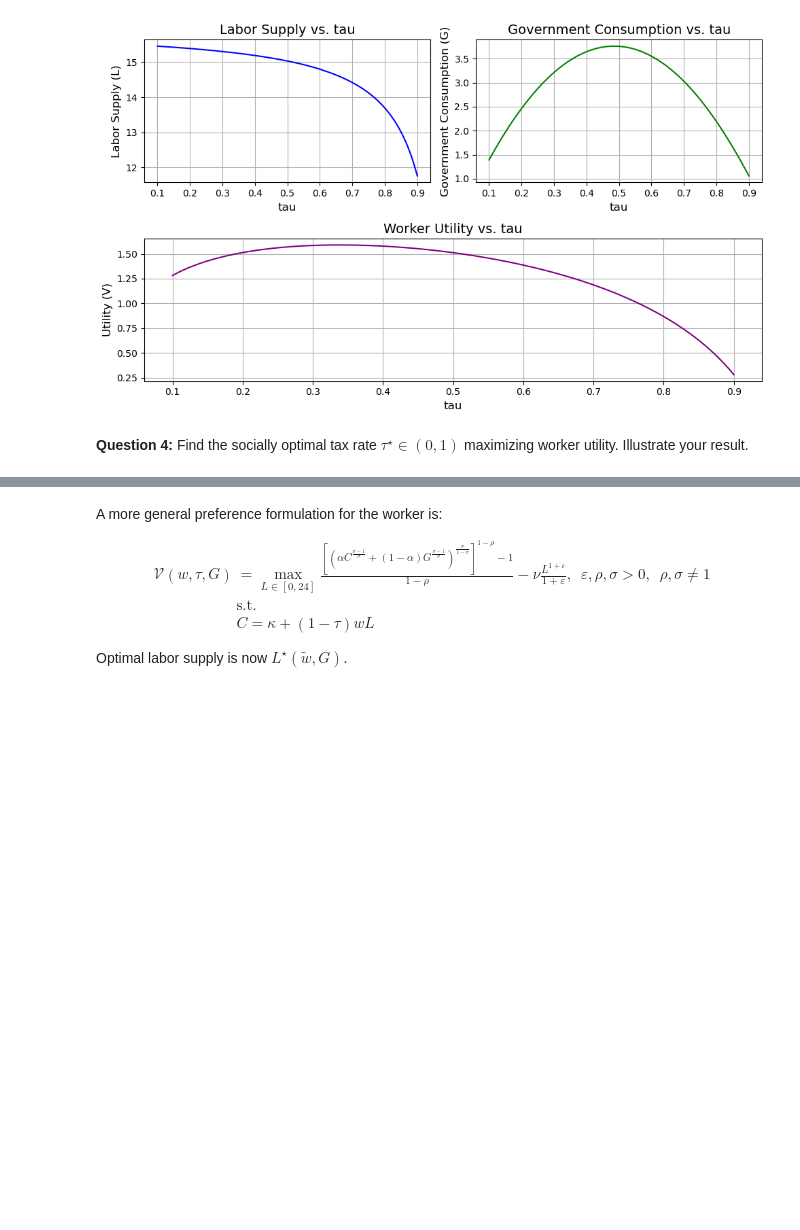
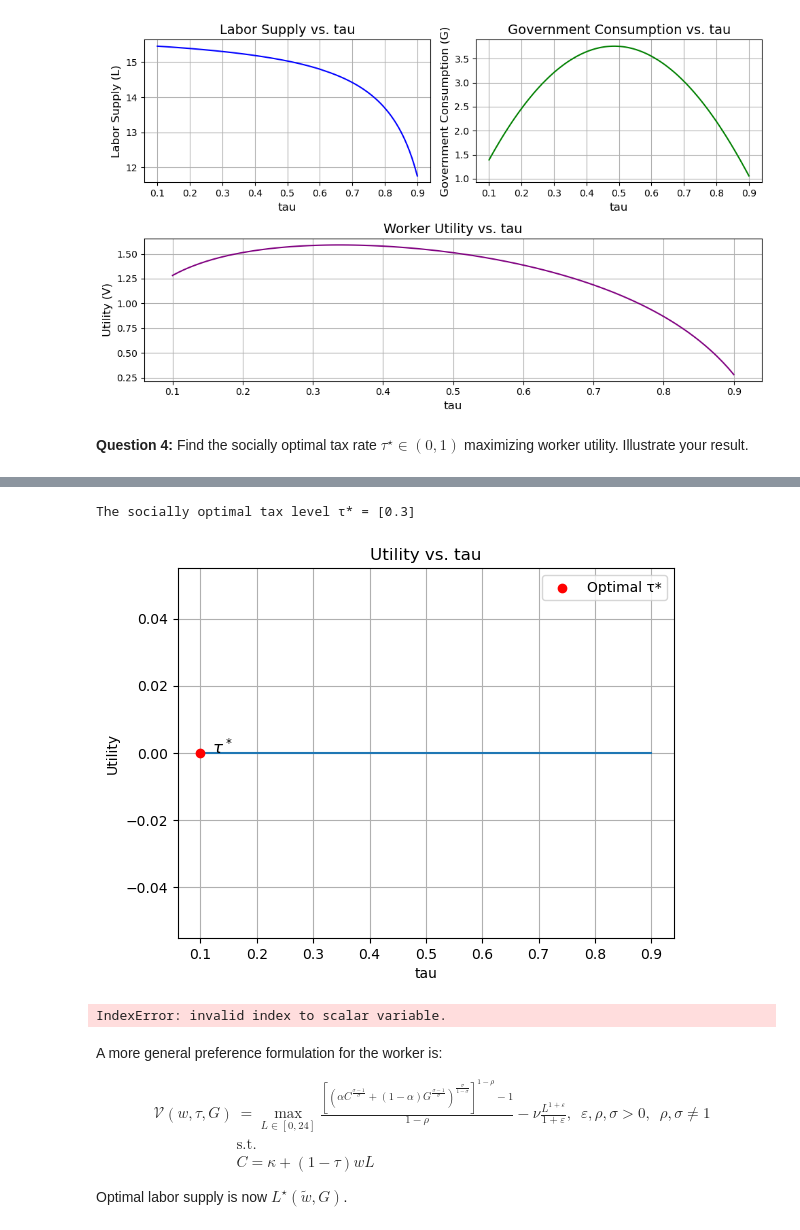
Before and after one commit to NumEconCopenhagen/projects-2023-leif, a Jupyter notebook: Exam/Examenfil.ipynb, the cells around one changed output, grey strips where cells are left out. Drawn from its saved outputs; the diff is of its cells as text; code cells hidden in the pictures; blank space fills up the shorter version.

```diff
--- a/Exam/Examenfil.ipynb
+++ b/Exam/Examenfil.ipynb
@@ -184,11 +168,9 @@ utility_values = np.zeros_like(tau_values)
 
 # Calculate L, G, and utility for each tau value
 for i, tau in enumerate(tau_values):
-    # Calculate tilde_w
-    tilde_w = (1 - tau) * w
 
     # Calculate optimal labor supply choice (L*)
-    L_star = optimal_labor_choice(w, tau, tau * w * L_star_formula, kappa, alpha, nu)
+    L_star = optimal_labor_choice(w, tau, G, kappa, alpha, nu)
 
     # Calculate government consumption (G)
     G = tau * w * L_star * ((1 - tau)*w)
@@ -268,3 +222,68 @@ The socially optimal tax rate tau_star = 0.0
+# %%
+def new_utility_function(L_star, w, tau, kappa, alpha, nu):
+    G = tau * w * L_star * ((1 - tau)*w)
+    C = kappa + (1 - tau) * w * L_star
+    return np.log(C**alpha * G**(1 - alpha)) - nu * (L_star**2 / 2)
+
+def new_optimal_labor_choice(w, kappa, alpha, nu):
+    # Define the objective function to maximize (it is negative due to python only can minimize i think)
+    objective_tau = lambda tau: -new_utility_function(L_star, w, tau, kappa, alpha, nu)
+    # Set the bounds for labor supply (L) between 0 and 24
+    possible_tax = (0, 1)
+
+ # Provide an initial guess for L
+    initial_guess = 0.3
+
+    # Use numerical optimization to find the maximum of the utility function
+    result_tau = minimize(objective_tau, x0=initial_guess, bounds=[possible_tax])
+
+    return result_tau.x
+
+tau_star = new_optimal_labor_choice(w, kappa, alpha, nu)
+print(f"The socially optimal tax level τ* = {tau_star}")
+
+
+
+# Grid of tau values
+tau_values = np.linspace(0.1, 0.9, 100)
+
+# Initialize array to store utility values
+utility_values = np.zeros_like(tau_values)
+
+# Calculate utility for each tau value
+for i, tau in enumerate(tau_values):
+    # Calculate optimal labor supply choice (L*)
+    L_star = new_optimal_labor_choice(w, kappa, alpha, nu)
+
+    # Calculate utility
+    utility = new_utility_function(L_star, w, tau, kappa, alpha, nu)
+
+    # Store the utility value, ensuring non-negative values
+    utility_values[i] = max(utility, 0)
+
+# Find the index of the maximum utility
+max_utility_index = np.argmax(utility_values)
+
+# Get the corresponding optimal tax rate
+optimal_tau = tau_values[max_utility_index]
+optimal_utility = utility_values[max_utility_index]
+
+# Plotting the results
+plt.plot(tau_values, utility_values)
+plt.scatter(optimal_tau, optimal_utility, color='r', label='Optimal τ*', zorder=5)
+plt.annotate(r'$\tau^*$', xy=(optimal_tau, optimal_utility), xytext=(optimal_tau + 0.02, optimal_utility), color='black', fontsize=12)
+plt.xlabel('tau')
+plt.ylabel('Utility')
+plt.title('Utility vs. tau')
+plt.legend()
+plt.grid(True)
+plt.show()
+
+print(f"The socially optimal tax level τ* = {optimal_tau[0]}")
+# %% [output]
+The socially optimal tax level τ* = [0.3]
+[figure, added]
+IndexError: invalid index to scalar variable.
 # %% [markdown]
 A more general preference formulation for the worker is:
 
```
Also changed, not shown: parts of 5 cells of this notebook.
